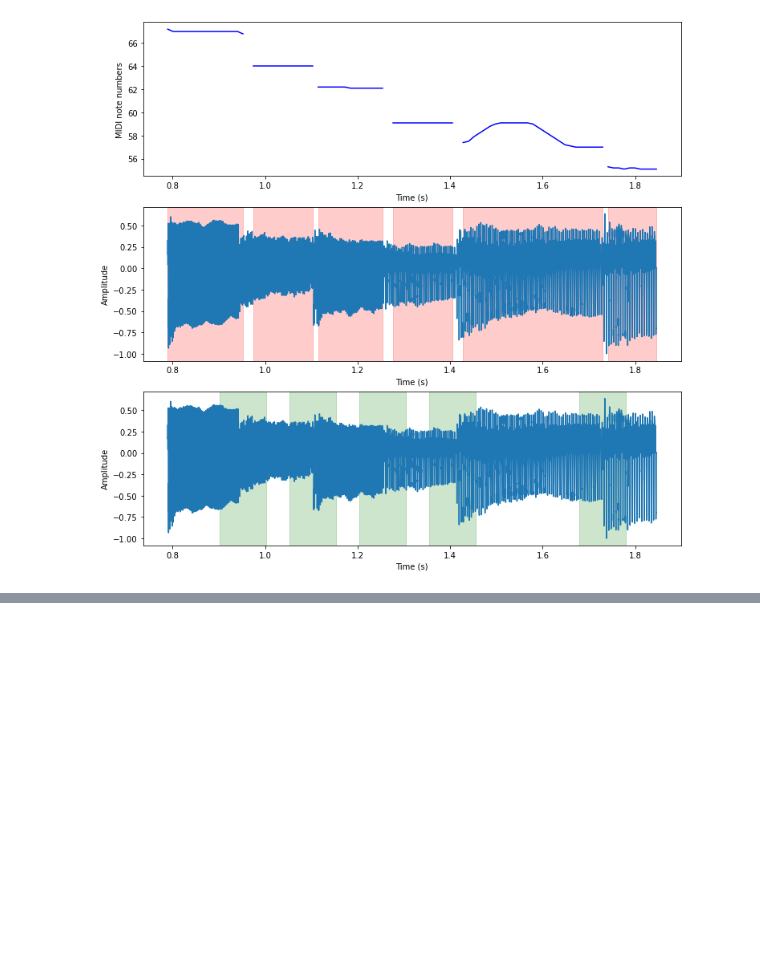
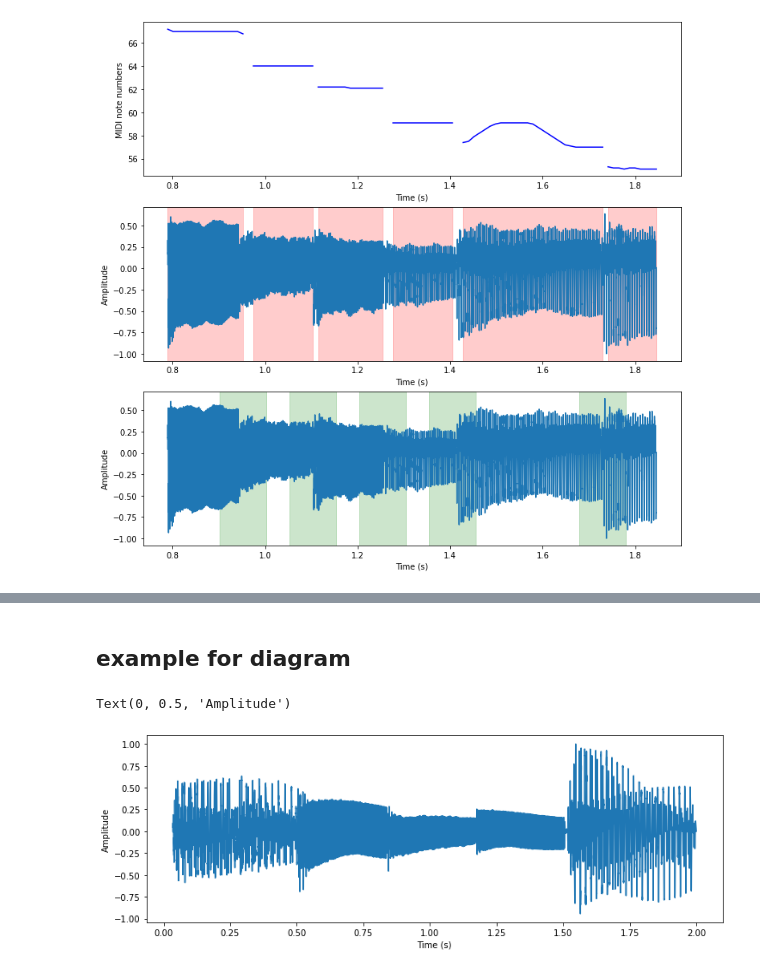
Before and after one commit to jwang44/GuitarPro-Stuff, a Jupyter notebook: plot.ipynb, the cells around one changed output, grey strips where cells are left out. Saved outputs shown, nothing was run; the diff lists cells and outputs as text; code cells hidden in the pictures; blank space fills up the shorter version.

```diff
--- a/plot.ipynb
+++ b/plot.ipynb
@@ -79,0 +118,19 @@ Text(0, 0.5, 'Amplitude')
+# %% [markdown]
+## example for diagram
+# %%
+file = "thesis_imgs/example_for_diagram.wav"
+y, sr = librosa.load(file, sr=None)
+onsets = librosa.onset.onset_detect(y=y, sr=sr, units='time')
+# %%
+y = y/max(abs(y))
+start_time = onsets[0]
+x = librosa.times_like(y, sr=44100, hop_length=1)
+
+plt.figure(figsize=(12,4))
+
+plt.plot(x[int(start_time*sr):], y[int(start_time*sr):])
+plt.xlabel("Time (s)")
+plt.ylabel("Amplitude")
+# %% [output]
+Text(0, 0.5, 'Amplitude')
+[figure, added]
```
Also changed, not shown: parts of 12 cells of this notebook.
